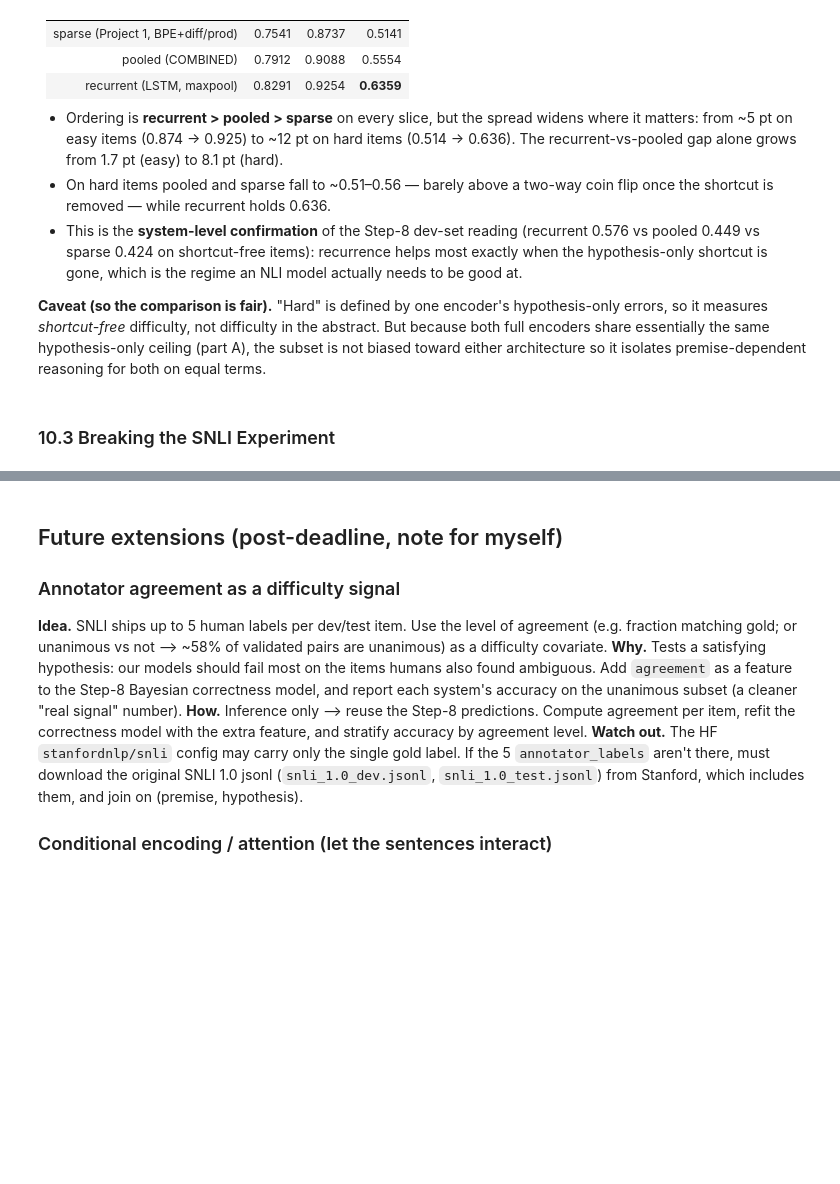
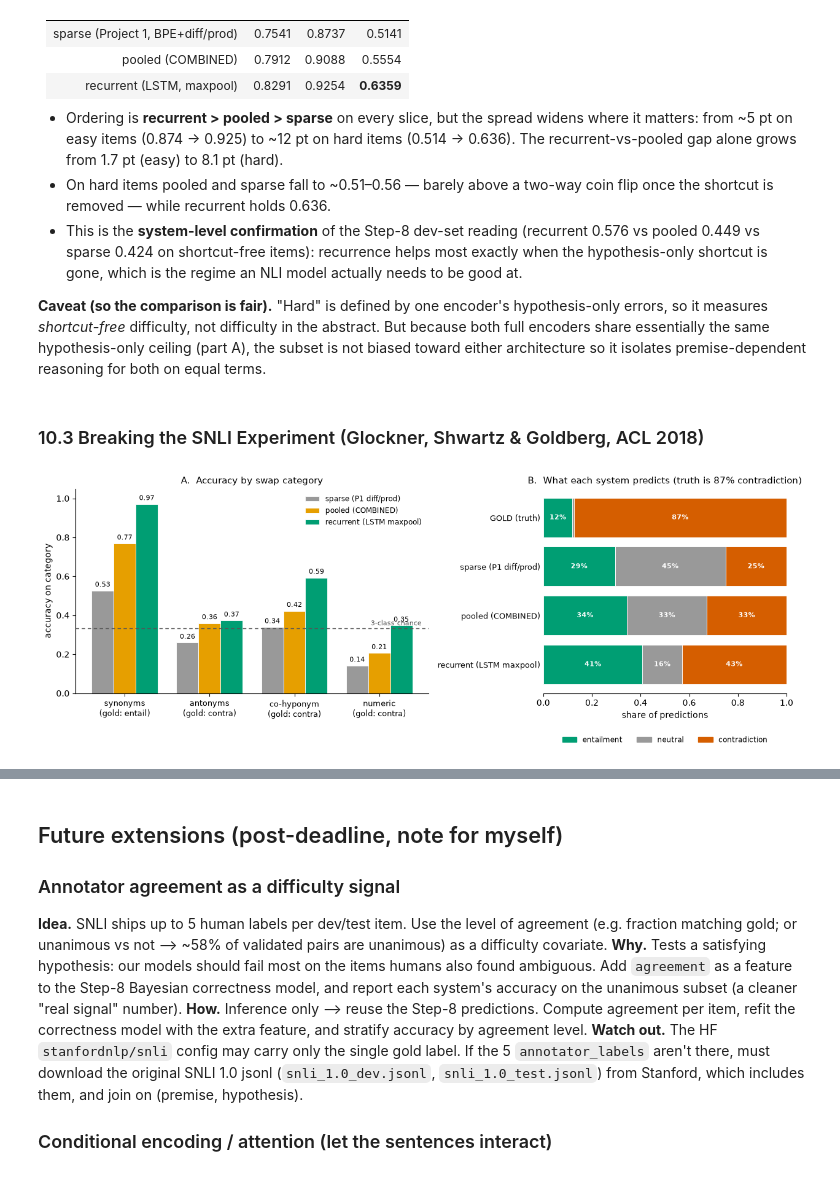
Before and after one commit to vvaitsopoulou/nlp2proj, a Jupyter notebook: part2/part2_anna.ipynb, the cells around one changed output, grey strips where cells are left out. Cells and saved outputs as stored; diff of their text form; code cells hidden in the pictures; blank space fills up the shorter version.

Commit message:
upload breaking nli experiment

```diff
--- a/part2/part2_anna.ipynb
+++ b/part2/part2_anna.ipynb
@@ -1643,4 +1643,38 @@ Define the hard subset as the test items the pooled hypothesis-only model gets w
 
 **Caveat (so the comparison is fair).** "Hard" is defined by one encoder's hypothesis-only errors, so it measures *shortcut-free* difficulty, not difficulty in the abstract. But because both full encoders share essentially the same hypothesis-only ceiling (part A), the subset is not biased toward either architecture so it isolates premise-dependent reasoning for both on equal terms.
 # %% [markdown]
-### 10.3 Breaking the SNLI Experiment
+### 10.3 Breaking the SNLI Experiment (Glockner, Shwartz & Goldberg, ACL 2018)
+# %%
+import json, numpy as np, matplotlib.pyplot as plt
+R = json.load(open("results_p2/breaking_nli_results.json"))
+SYSTEMS = [("sparse_full","sparse (P1 diff/prod)"),("pooled_full","pooled (COMBINED)"),
+           ("recurrent_full","recurrent (LSTM maxpool)")]
+SC = {"sparse_full":"#999999","pooled_full":"#E69F00","recurrent_full":"#009E73"}
+GROUPS=["synonyms (->entail)","antonyms (->contra)","co-hyponym (->contra)","numeric (->contra)"]
+GLAB=["synonyms\n(gold: entail)","antonyms\n(gold: contra)","co-hyponym\n(gold: contra)","numeric\n(gold: contra)"]
+fig,(axA,axB)=plt.subplots(1,2,figsize=(12.5,4.8),gridspec_kw={"width_ratios":[1.45,1]})
+x=np.arange(len(GROUPS)); w=0.26
+for i,(k,lab) in enumerate(SYSTEMS):
+    v=[R[k]["per_group"][g]["acc"] for g in GROUPS]
+    b=axA.bar(x+(i-1)*w,v,w,label=lab,color=SC[k],edgecolor="white",lw=0.6)
+    for bb,vv in zip(b,v): axA.text(bb.get_x()+bb.get_width()/2,vv+0.012,f"{vv:.2f}",ha="center",va="bottom",fontsize=8)
+axA.axhline(1/3,ls=(0,(4,3)),lw=1,color="#555"); axA.text(len(GROUPS)-0.5,1/3+0.015,"3-class chance",ha="right",fontsize=8,color="#555")
+axA.set_xticks(x); axA.set_xticklabels(GLAB,fontsize=9); axA.set_ylabel("accuracy on category"); axA.set_ylim(0,1.05)
+axA.set_title("A.  Accuracy by swap category",fontsize=10.5); axA.legend(fontsize=8.5,frameon=False); axA.spines[["top","right"]].set_visible(False)
+LAB=["entailment","neutral","contradiction"]; LC={"entailment":"#009E73","neutral":"#999999","contradiction":"#D55E00"}
+gold={"entailment":982/8193,"neutral":47/8193,"contradiction":7164/8193}
+rows=[("GOLD (truth)",gold)]+[(lab,R[k]["pred_distribution"]) for k,lab in SYSTEMS]
+yp=np.arange(len(rows))[::-1]
+for y,(nm,d) in zip(yp,rows):
+    L=0
+    for l in LAB:
+        axB.barh(y,d[l],left=L,color=LC[l],edgecolor="white",lw=0.6)
+        if d[l]>0.06: axB.text(L+d[l]/2,y,f"{d[l]:.0%}",ha="center",va="center",fontsize=8,color="white",fontweight="bold")
+        L+=d[l]
+axB.set_yticks(yp); axB.set_yticklabels([r[0] for r in rows],fontsize=9); axB.set_xlim(0,1); axB.set_xlabel("share of predictions")
+axB.set_title("B.  What each system predicts (truth is 87% contradiction)",fontsize=10.5)
+axB.legend([plt.Rectangle((0,0),1,1,color=LC[l]) for l in LAB],LAB,fontsize=8.5,frameon=False,ncol=3,loc="lower center",bbox_to_anchor=(0.5,-0.28))
+axB.spines[["top","right","left"]].set_visible(False); axB.tick_params(axis="y",length=0)
+fig.tight_layout(); plt.show()
+# %% [output]
+[figure, added]
```
Also changed, not shown: parts of 1 cell of this notebook, 4 other files.
